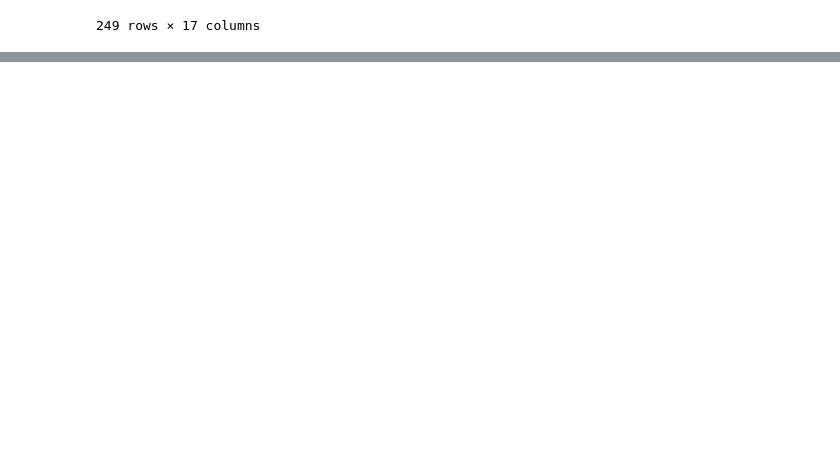
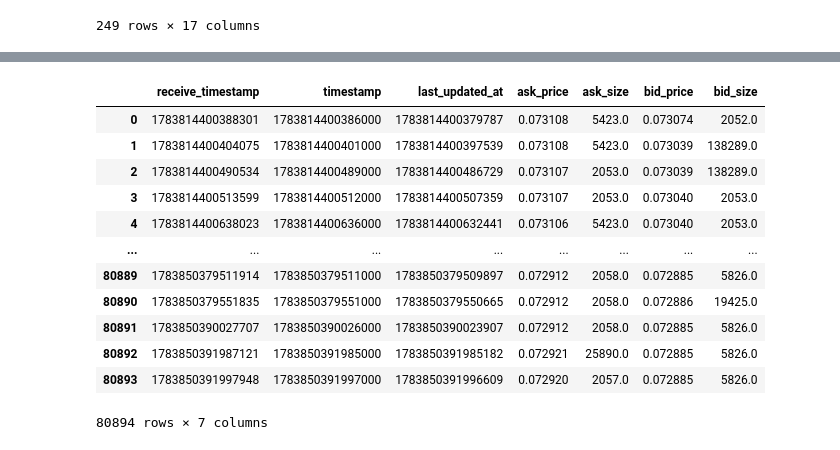
Before and after one commit to stepan-karpov/backtesting, a Jupyter notebook: research/BacktestingBasics.ipynb, the cells around one changed output, grey strips where cells are left out. Drawn from its saved outputs; the diff is of its cells as text; code cells hidden in the pictures; blank space fills up the shorter version.

```diff
--- a/research/BacktestingBasics.ipynb
+++ b/research/BacktestingBasics.ipynb
@@ -63,0 +83,18 @@ trades
+# %%
+tickers = TickerReader(tickers_paths).load()
+
+tickers
+# %% [output]
+|  | receive_timestamp | timestamp | last_updated_at | ask_price | ask_size | bid_price | bid_size |
+| 0 | 1783814400388301 | 1783814400386000 | 1783814400379787 | 0.073108 | 5423.0 | 0.073074 | 2052.0 |
+| 1 | 1783814400404075 | 1783814400401000 | 1783814400397539 | 0.073108 | 5423.0 | 0.073039 | 138289.0 |
+| 2 | 1783814400490534 | 1783814400489000 | 1783814400486729 | 0.073107 | 2053.0 | 0.073039 | 138289.0 |
+| 3 | 1783814400513599 | 1783814400512000 | 1783814400507359 | 0.073107 | 2053.0 | 0.073040 | 2053.0 |
+| 4 | 1783814400638023 | 1783814400636000 | 1783814400632441 | 0.073106 | 5423.0 | 0.073040 | 2053.0 |
+| ... | ... | ... | ... | ... | ... | ... | ... |
+| 80889 | 1783850379511914 | 1783850379511000 | 1783850379509897 | 0.072912 | 2058.0 | 0.072885 | 5826.0 |
+| 80890 | 1783850379551835 | 1783850379551000 | 1783850379550665 | 0.072912 | 2058.0 | 0.072886 | 19425.0 |
+| 80891 | 1783850390027707 | 1783850390026000 | 1783850390023907 | 0.072912 | 2058.0 | 0.072885 | 5826.0 |
+| 80892 | 1783850391987121 | 1783850391985000 | 1783850391985182 | 0.072921 | 25890.0 | 0.072885 | 5826.0 |
+| 80893 | 1783850391997948 | 1783850391997000 | 1783850391996609 | 0.072920 | 2057.0 | 0.072885 | 5826.0 |
+80894 rows × 7 columns
```
Also changed, not shown: parts of 5 cells of this notebook, 6 other files.
